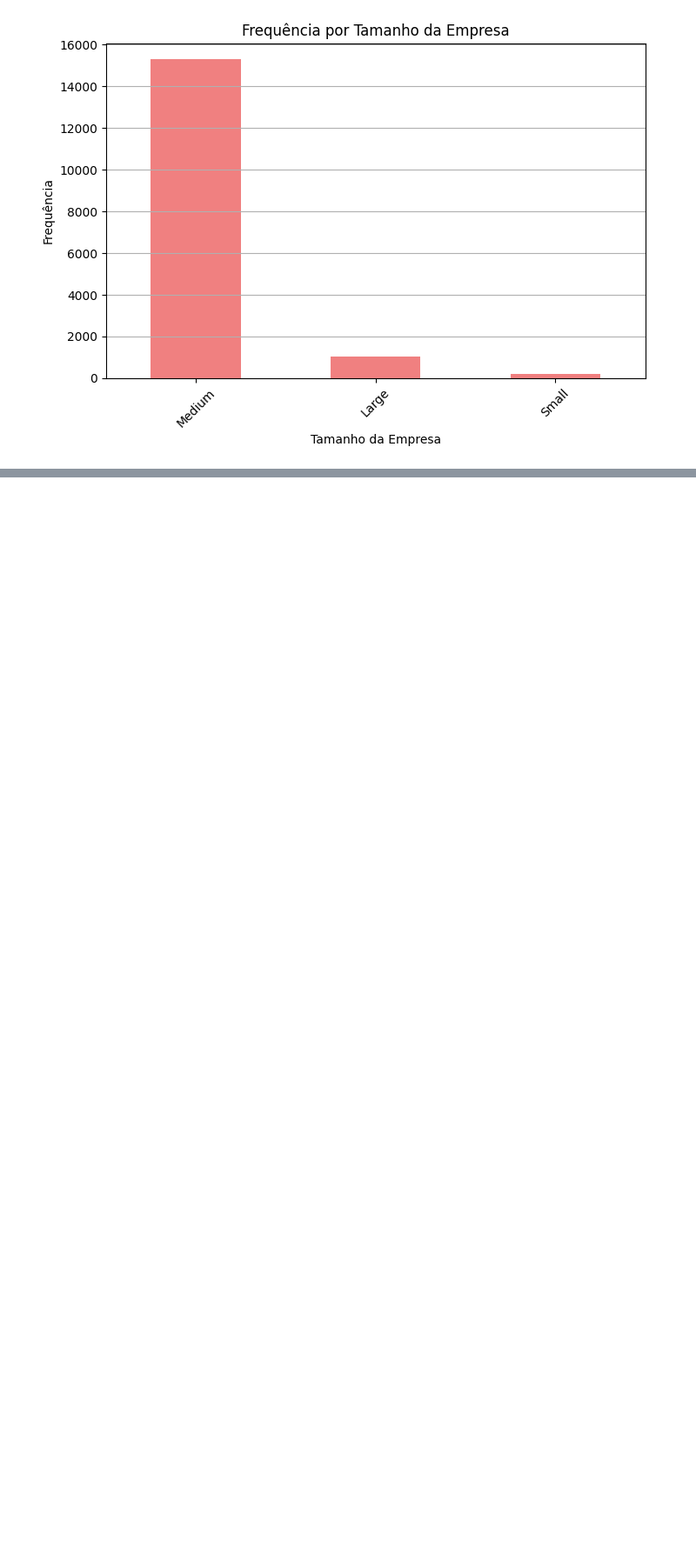
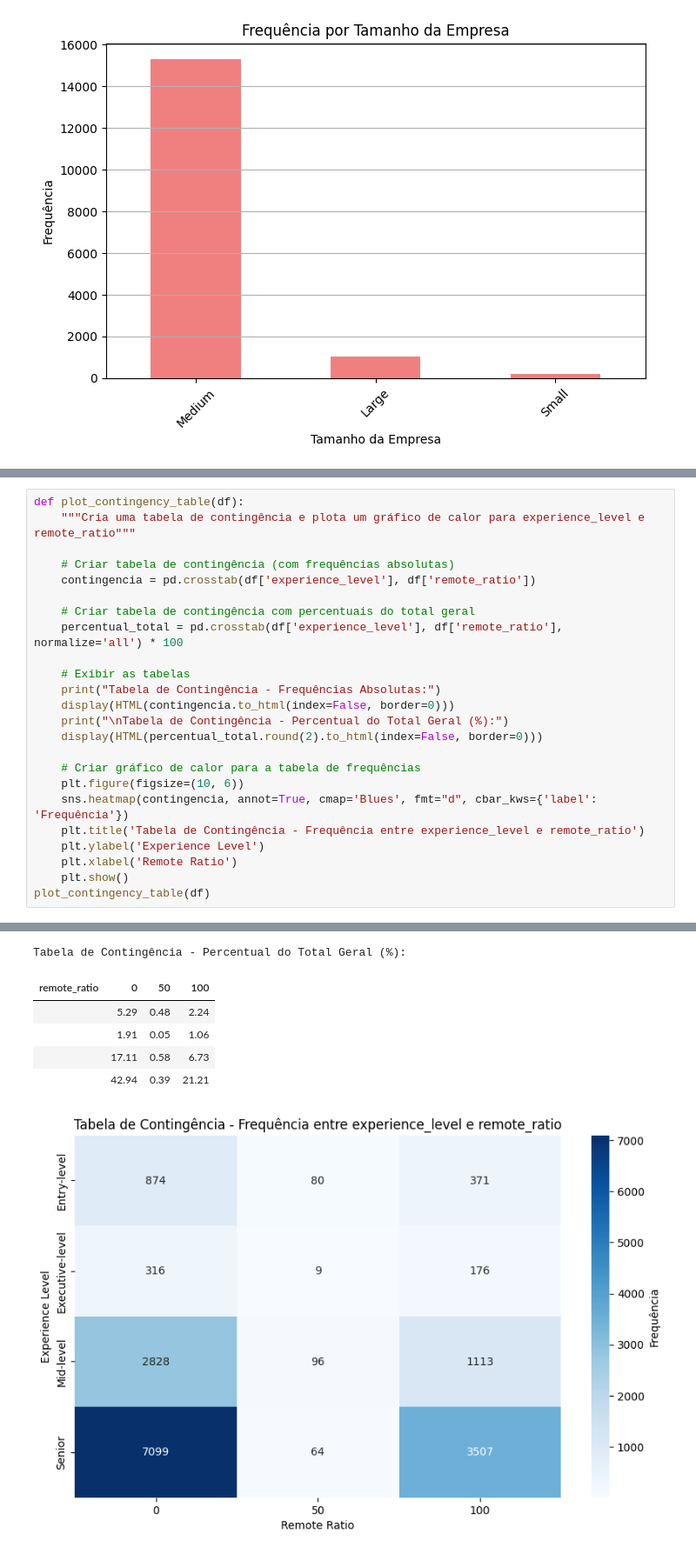
Before and after one commit to pedroreis01/analiseEstatistica, a Jupyter notebook: app.ipynb, the cells around one changed output, grey strips where cells are left out. Shown at 87% size. Saved outputs shown, nothing was run; the diff lists cells and outputs as text; blank space fills up the shorter version.

```diff
--- a/app.ipynb
+++ b/app.ipynb
@@ -257,0 +330,25 @@ plot_company_size(df)
+# %%
+def plot_contingency_table(df):
+    """Cria uma tabela de contingência e plota um gráfico de calor para experience_level e remote_ratio"""
+
+    # Criar tabela de contingência (com frequências absolutas)
+    contingencia = pd.crosstab(df['experience_level'], df['remote_ratio'])
+
+    # Criar tabela de contingência com percentuais do total geral
+    percentual_total = pd.crosstab(df['experience_level'], df['remote_ratio'], normalize='all') * 100
+
+    # Exibir as tabelas
+    print("Tabela de Contingência - Frequências Absolutas:")
+    display(HTML(contingencia.to_html(index=False, border=0)))
+    print("\nTabela de Contingência - Percentual do Total Geral (%):")
+    display(HTML(percentual_total.round(2).to_html(index=False, border=0)))
+
+    # Criar gráfico de calor para a tabela de frequências
+    plt.figure(figsize=(10, 6))
+    sns.heatmap(contingencia, annot=True, cmap='Blues', fmt="d", cbar_kws={'label': 'Frequência'})
+    plt.title('Tabela de Contingência - Frequência entre experience_level e remote_ratio')
+    plt.ylabel('Experience Level')
+    plt.xlabel('Remote Ratio')
+    plt.show()
+plot_contingency_table(df)
+# %% [output]
@@ -257,0 +361,7 @@ plot_company_size(df)
+Tabela de Contingência - Percentual do Total Geral (%):
+| remote_ratio | 0 | 50 | 100 |
+|  | 5.29 | 0.48 | 2.24 |
+|  | 1.91 | 0.05 | 1.06 |
+|  | 17.11 | 0.58 | 6.73 |
+|  | 42.94 | 0.39 | 21.21 |
+[figure, added]
```
Also changed, not shown: parts of 7 cells of this notebook.
